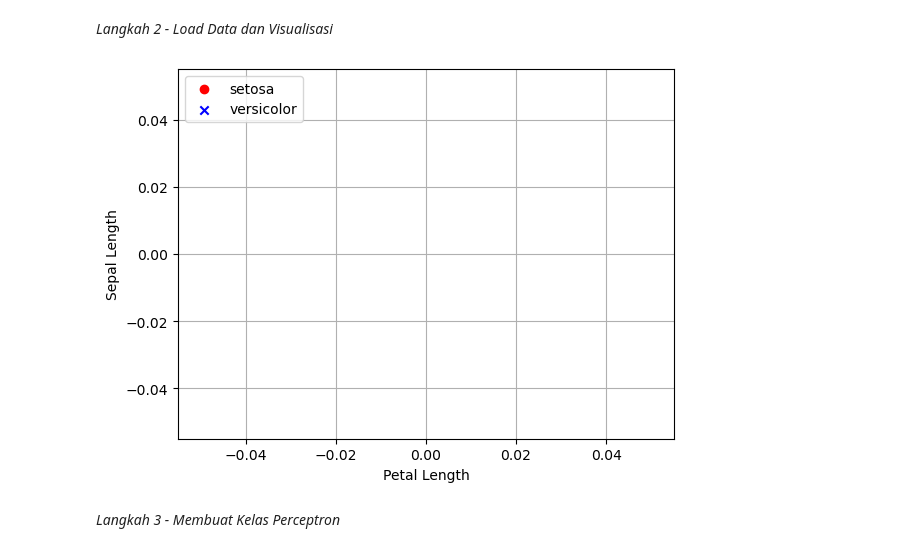
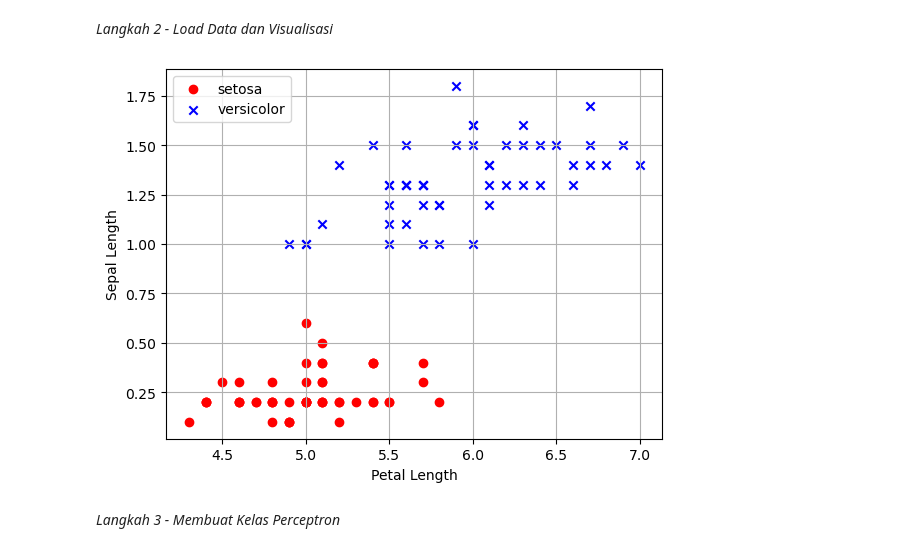
Before and after one commit to nikoshaa/2141720007-machine-learning-2023, a Jupyter notebook: Week-09/Praktikum_JS_9_Perceptron dan ANN.ipynb, the cells around one changed output. Saved outputs shown, nothing was run; the diff lists cells and outputs as text; code cells hidden in the pictures.

```diff
--- a/Week-09/Praktikum_JS_9_Perceptron dan ANN.ipynb
+++ b/Week-09/Praktikum_JS_9_Perceptron dan ANN.ipynb
@@ -21,20 +21,21 @@ import seaborn as sns
 # %%
 df = pd.read_csv('Dataset/Iris.csv', header=None)
 setosa = df[df[4] == 'Iris-setosa']
 versicolor = df[df[4] == 'Iris-versicolor']
 virginica = df[df[4] == 'Iris-virginica']
 
-a, b = 2, 0  # Menggunakan indeks 2 (Petal Length) dan 0 (Sepal Length)
-plt.scatter(setosa.iloc[:, a], setosa.iloc[:, b], color='red', marker='o', label='setosa')
-plt.scatter(versicolor.iloc[:, a], versicolor.iloc[:, b], color='blue', marker='x', label='versicolor')
+a, b = 0, 3
+plt.scatter(setosa[a], setosa[b], color='red', marker='o', label='setosa')
+plt.scatter(versicolor[a], versicolor[b], color='blue',
+            marker='x', label='versicolor')
 
 plt.xlabel('Petal Length')
 plt.ylabel('Sepal Length')
 plt.legend(loc='upper left')
 plt.grid()
 plt.show()
 # %% [output]
-[figure, old version]
+[figure, new version]
 # %% [markdown]
 *Langkah 3 - Membuat Kelas Perceptron*
 # %%
```
Also changed, not shown: parts of 11 cells of this notebook, 1 other file.
